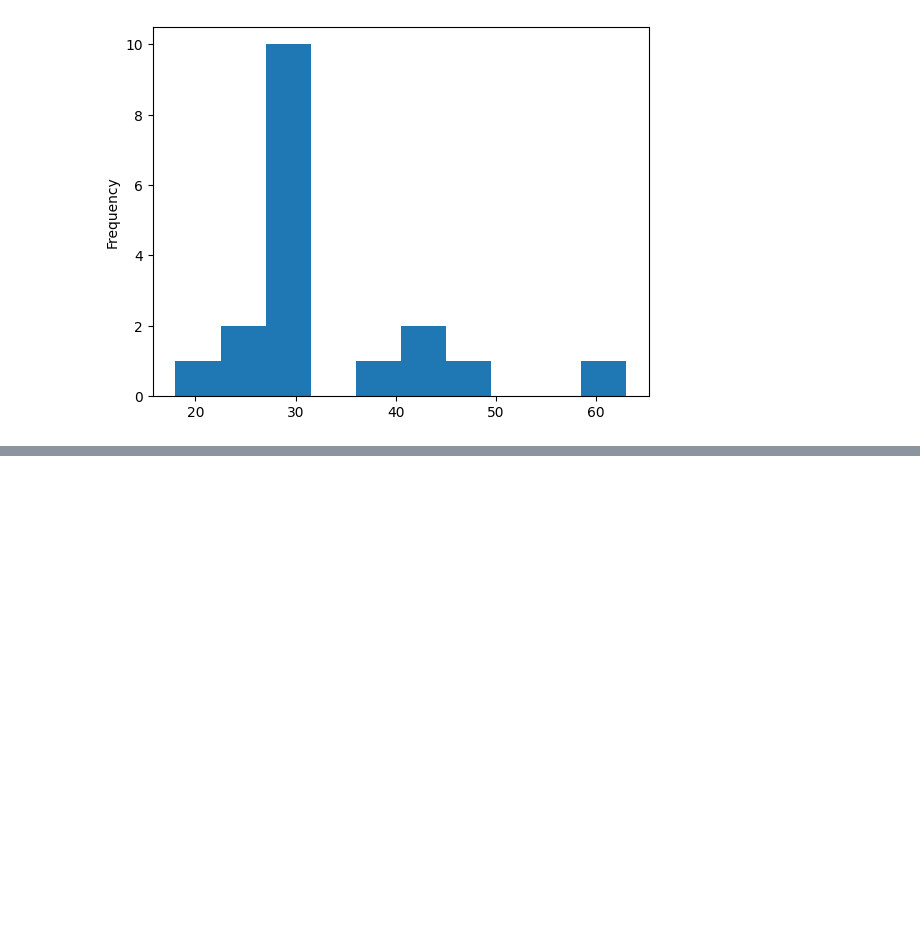
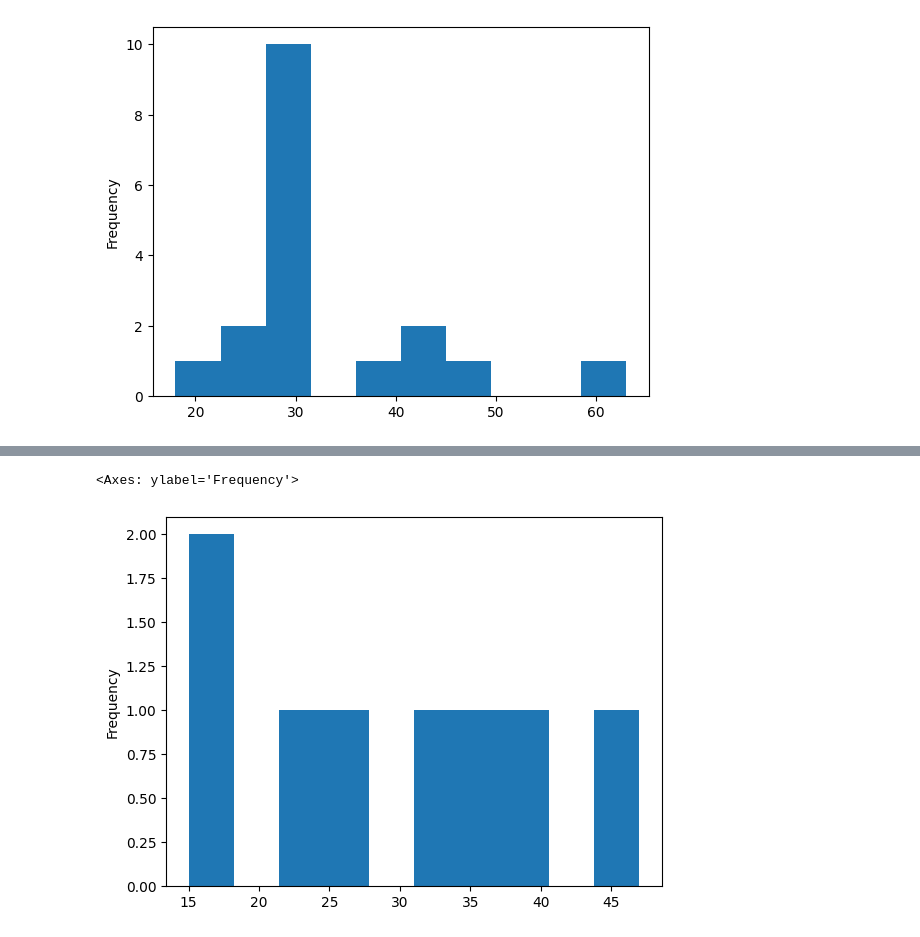
Before and after one commit to Restart29/titanic-analysis, a Jupyter notebook: notebooks/titanic.ipynb, the cells around one changed output, grey strips where cells are left out. Cells and saved outputs as stored; diff of their text form; code cells hidden in the pictures; blank space fills up the shorter version.

```diff
--- a/notebooks/titanic.ipynb
+++ b/notebooks/titanic.ipynb
@@ -898,0 +939,5 @@ change_db_cleaned.loc[(change_db_cleaned['Title']=='Mrs')&(change_db_cleaned['Pc
+# %%
+change_db2.loc[(change_db2['Pclass']==3)&(change_db2['Title']=='Mrs')&(change_db2['SibSp']==1)&(change_db2['Parch']==0),'Age'].plot.hist()
+# %% [output]
+<Axes: ylabel='Frequency'>
+[figure, added]
```
Also changed, not shown: parts of 12 cells of this notebook.
